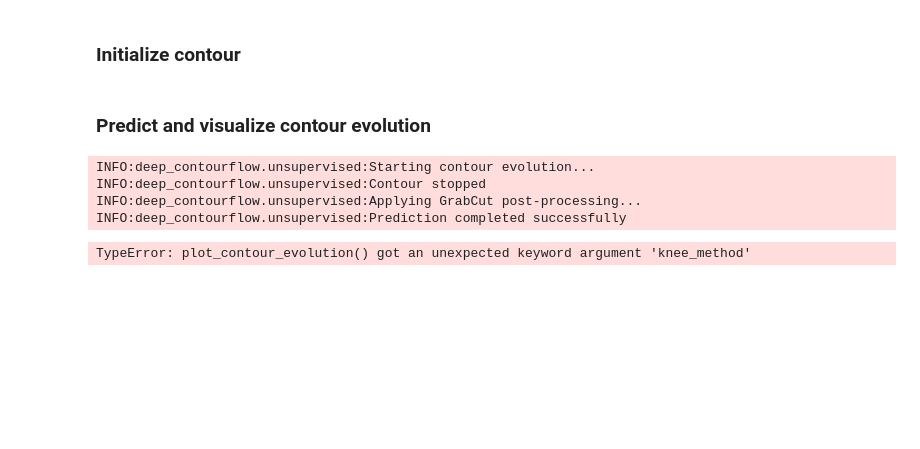
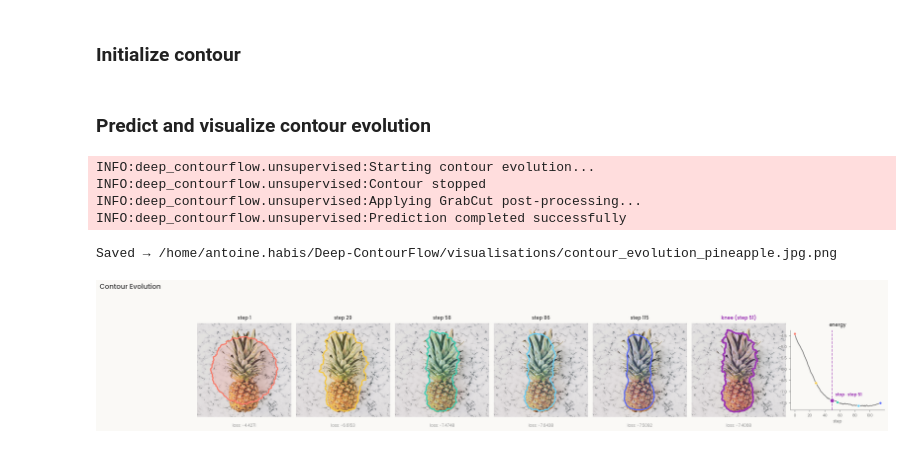
Before and after one commit to antoinehabis/Deep-ContourFlow, a Jupyter notebook: notebooks/unsupervised_dcf.ipynb, the cells around one changed output. Drawn from its saved outputs; the diff is of its cells as text; code cells hidden in the pictures; blank space fills up the shorter version.

```diff
--- a/notebooks/unsupervised_dcf.ipynb
+++ b/notebooks/unsupervised_dcf.ipynb
@@ -55,8 +55,8 @@ INFO:deep_contourflow.unsupervised:DCF initialized with 300 epochs, lr=0.002
 # %% [markdown]
 ### Initialize contour
 # %%
-nb_nodes = 100
-contour_init, mask = define_contour_init(n=height, shape="circle", size=0.5)
+nb_nodes = 200
+contour_init, mask = define_contour_init(n=height, shape="circle", size=0.35)
 
 c = CleanContours()
 contour_init = c.interpolate(contour_init, nb_nodes).clip(0, 1)
@@ -66,14 +66,15 @@ contour_init = torch.tensor(contour_init)[None, None].to(torch.float32).to(devic
 # %%
 contours, loss_history, final_contours = dcf.predict(tensor, contour_init)
 
 fig = plot_contour_evolution(
     img, contours, loss_history,
-    save_path=os.path.join(viz_dir, f"contour_evolution_{filename}.png"),knee_method="kneedle"
+    save_path=os.path.join(viz_dir, f"contour_evolution_{filename}.png"),
 )
 plt.show()
 # %% [output]
 INFO:deep_contourflow.unsupervised:Starting contour evolution...
 INFO:deep_contourflow.unsupervised:Contour stopped
 INFO:deep_contourflow.unsupervised:Applying GrabCut post-processing...
 INFO:deep_contourflow.unsupervised:Prediction completed successfully
-TypeError: plot_contour_evolution() got an unexpected keyword argument 'knee_method'
+Saved → /home/antoine.habis/Deep-ContourFlow/visualisations/contour_evolution_pineapple.jpg.png
+[figure, added]
```
Also changed, not shown: parts of 1 cell of this notebook, 3 other files.
